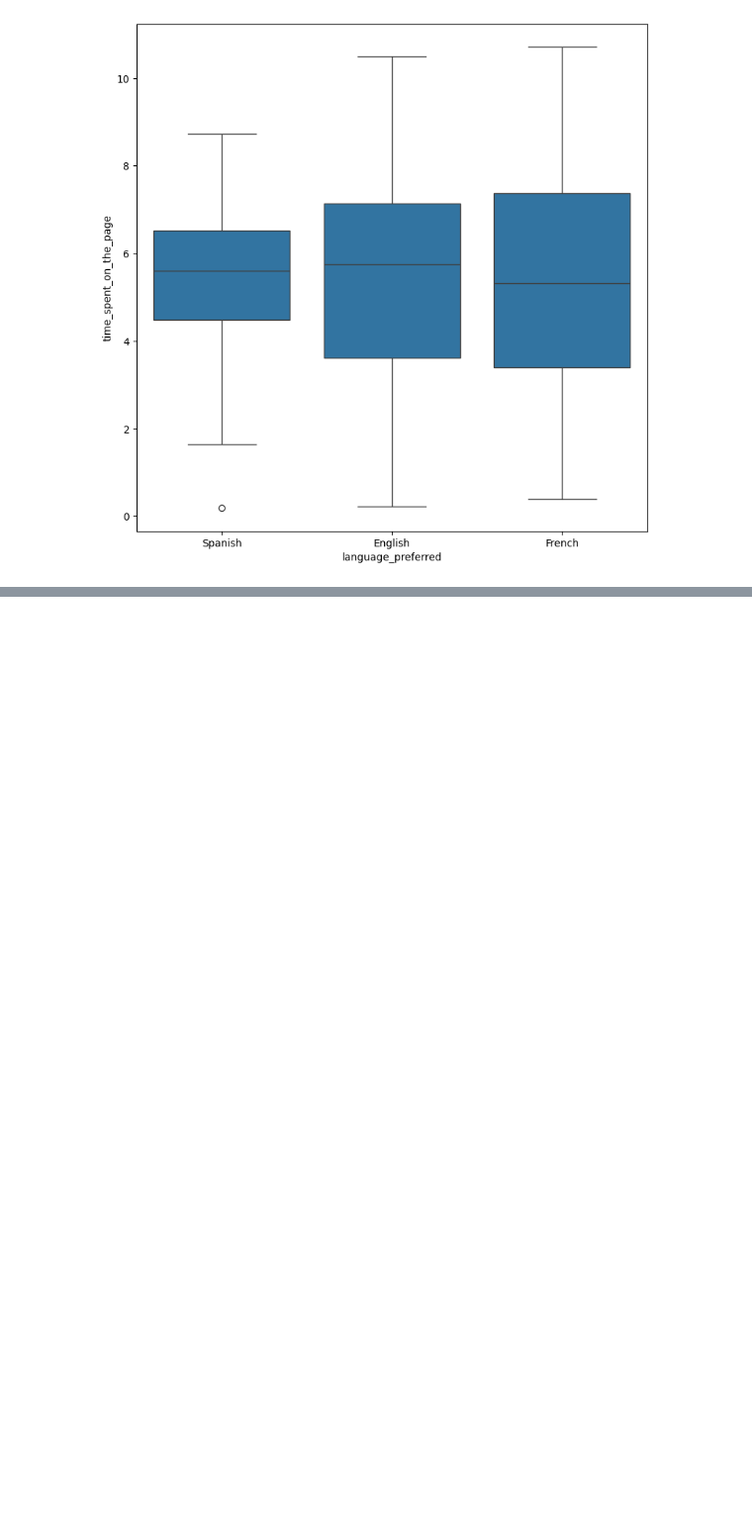
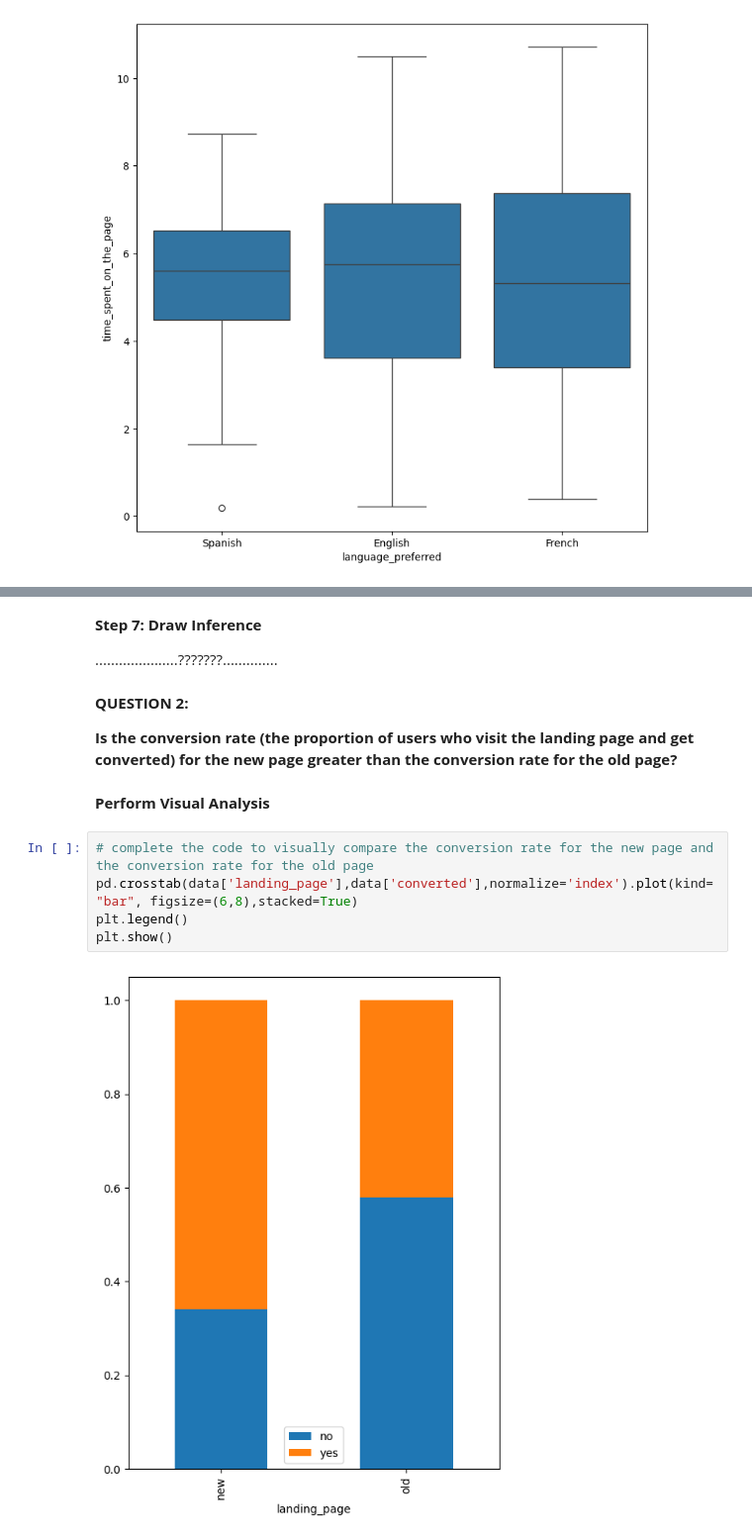
Before and after one commit to jhamilton1975/AutoAgent, a Jupyter notebook: Business_Statistics_E_news.ipynb, the cells around one changed output, grey strips where cells are left out. Shown at 99% size. Cells and saved outputs as stored; diff of their text form; blank space fills up the shorter version.

```diff
--- a/Business_Statistics_E_news.ipynb
+++ b/Business_Statistics_E_news.ipynb
@@ -252,0 +353,17 @@ plt.show()
+# %% [markdown]
+**Step 7: Draw Inference**
+
+.....................???????..............
+# %% [markdown]
+**QUESTION 2:**
+
+**Is the conversion rate (the proportion of users who visit the landing page and get converted) for the new page greater than the conversion rate for the old page?**
+# %% [markdown]
+**Perform Visual Analysis**
+# %%
+# complete the code to visually compare the conversion rate for the new page and the conversion rate for the old page
+pd.crosstab(data['landing_page'],data['converted'],normalize='index').plot(kind="bar", figsize=(6,8),stacked=True)
+plt.legend()
+plt.show()
+# %% [output]
+[figure, added]
```
Also changed, not shown: parts of 71 cells of this notebook.
